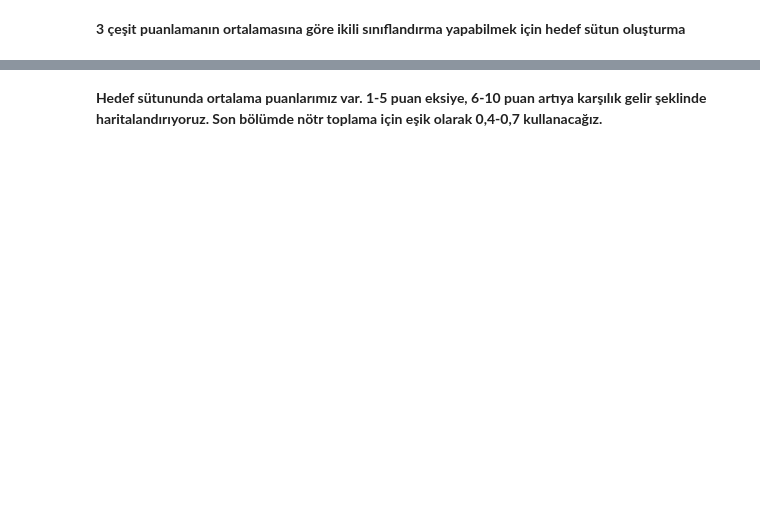
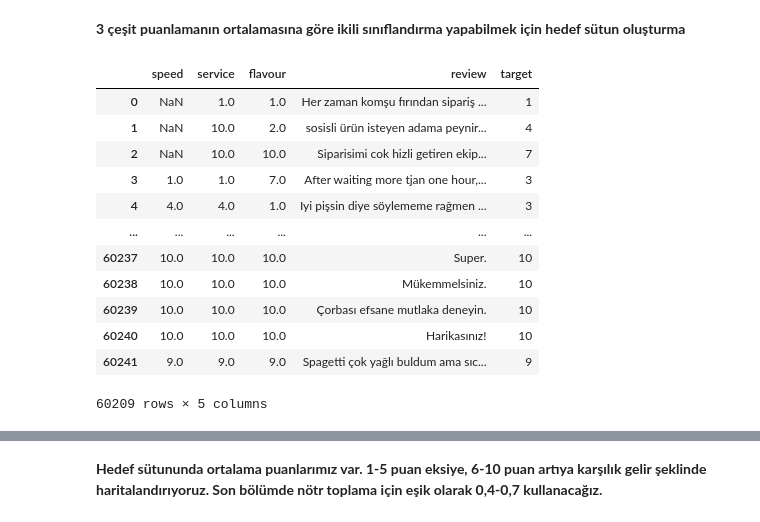
Before and after one commit to yapay-ogrenme/casgem-eu-project-training-on-data-mining-2nd, a Jupyter notebook: PART2/Day14-NLP/notebooks/Day14_NLP_exercises_yemeksepeti_sentiment_analysis.ipynb, the cells around one changed output, grey strips where cells are left out. Cells and saved outputs as stored; diff of their text form; code cells hidden in the pictures; blank space fills up the shorter version.

```diff
--- a/PART2/Day14-NLP/notebooks/Day14_NLP_exercises_yemeksepeti_sentiment_analysis.ipynb
+++ b/PART2/Day14-NLP/notebooks/Day14_NLP_exercises_yemeksepeti_sentiment_analysis.ipynb
@@ -33,3 +81,31 @@ df['review'] = df['review'].astype(str)
 # %% [markdown]
 **3 çeşit puanlamanın ortalamasına göre ikili sınıflandırma yapabilmek için hedef sütun oluşturma**
+# %%
+def my_mean(row):
+  speed = np.nan_to_num(row.speed)
+  service = np.nan_to_num(row.service)
+  flavour = np.nan_to_num(row.flavour)
+
+  mean = round((speed + service + flavour) / 3)
+  if mean == 0:
+    mean = 1
+
+  return mean
+# %%
+df['target'] = df.apply(my_mean, axis=1)
+df
+# %% [output]
+|  | speed | service | flavour | review | target |
+| 0 | NaN | 1.0 | 1.0 | Her zaman komşu fırından sipariş ... | 1 |
+| 1 | NaN | 10.0 | 2.0 | sosisli ürün isteyen adama peynir... | 4 |
+| 2 | NaN | 10.0 | 10.0 | Siparisimi cok hizli getiren ekip... | 7 |
+| 3 | 1.0 | 1.0 | 7.0 | After waiting more tjan one hour,... | 3 |
+| 4 | 4.0 | 4.0 | 1.0 | Iyi pişsin diye söylememe rağmen ... | 3 |
+| ... | ... | ... | ... | ... | ... |
+| 60237 | 10.0 | 10.0 | 10.0 | Super. | 10 |
+| 60238 | 10.0 | 10.0 | 10.0 | Mükemmelsiniz. | 10 |
+| 60239 | 10.0 | 10.0 | 10.0 | Çorbası efsane mutlaka deneyin. | 10 |
+| 60240 | 10.0 | 10.0 | 10.0 | Harikasınız! | 10 |
+| 60241 | 9.0 | 9.0 | 9.0 | Spagetti çok yağlı buldum ama sıc... | 9 |
+60209 rows × 5 columns
 # %%
```
Also changed, not shown: parts of 15 cells of this notebook.
